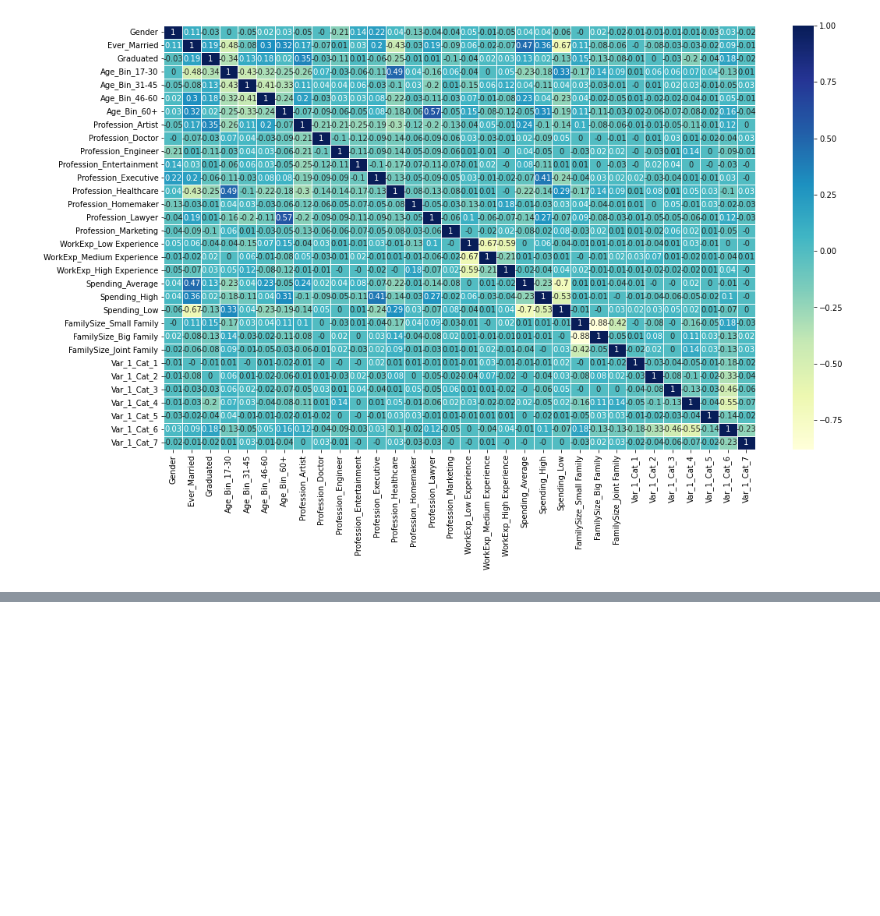
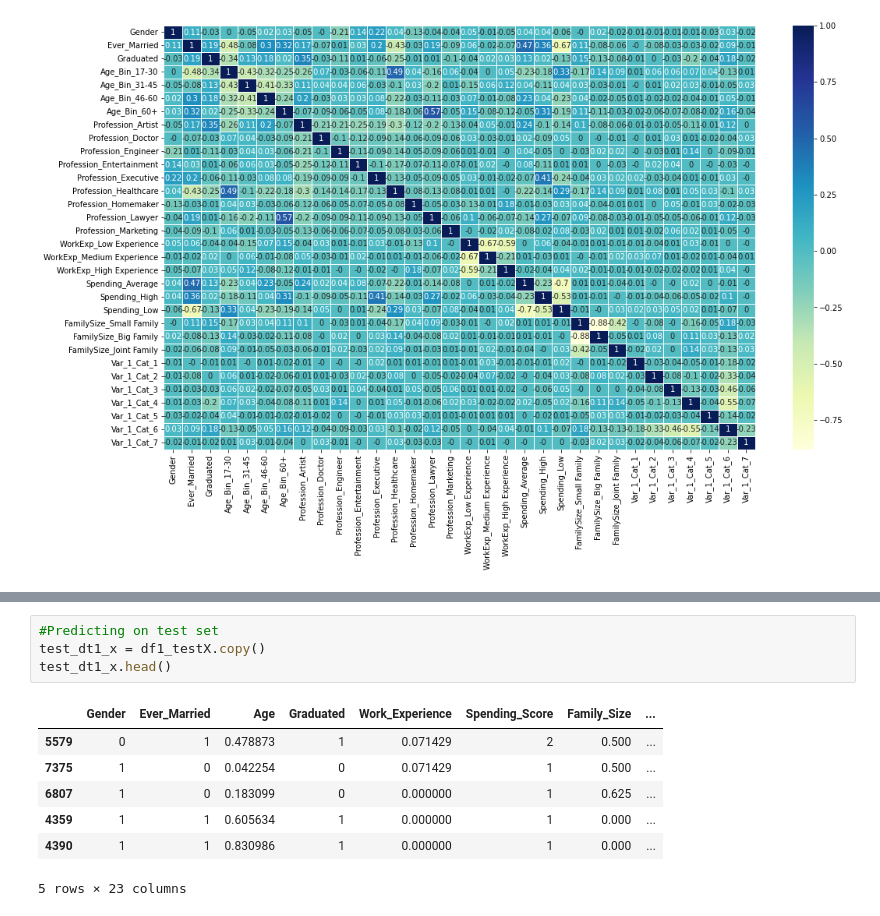
Before and after one commit to Research-Group-CDAP/ML_Assignment2_IT19132310_IT19139036_IT19120980_IT19104218, a Jupyter notebook: model.ipynb, the cells around one changed output, grey strips where cells are left out. Cells and saved outputs as stored; diff of their text form; blank space fills up the shorter version.

```diff
--- a/model.ipynb
+++ b/model.ipynb
@@ -1137,0 +1276,12 @@ plt.show()
+# %%
+#Predicting on test set
+test_dt1_x = df1_testX.copy()
+test_dt1_x.head()
+# %% [output]
+|  | Gender | Ever_Married | Age | Graduated | Work_Experience | Spending_Score | Family_Size | ... |
+| 5579 | 0 | 1 | 0.478873 | 1 | 0.071429 | 2 | 0.500 | ... |
+| 7375 | 1 | 0 | 0.042254 | 0 | 0.071429 | 1 | 0.500 | ... |
+| 6807 | 1 | 0 | 0.183099 | 0 | 0.000000 | 1 | 0.625 | ... |
+| 4359 | 1 | 1 | 0.605634 | 1 | 0.000000 | 1 | 0.000 | ... |
+| 4390 | 1 | 1 | 0.830986 | 1 | 0.000000 | 1 | 0.000 | ... |
+5 rows × 23 columns
```
Also changed, not shown: parts of 14 cells of this notebook.
